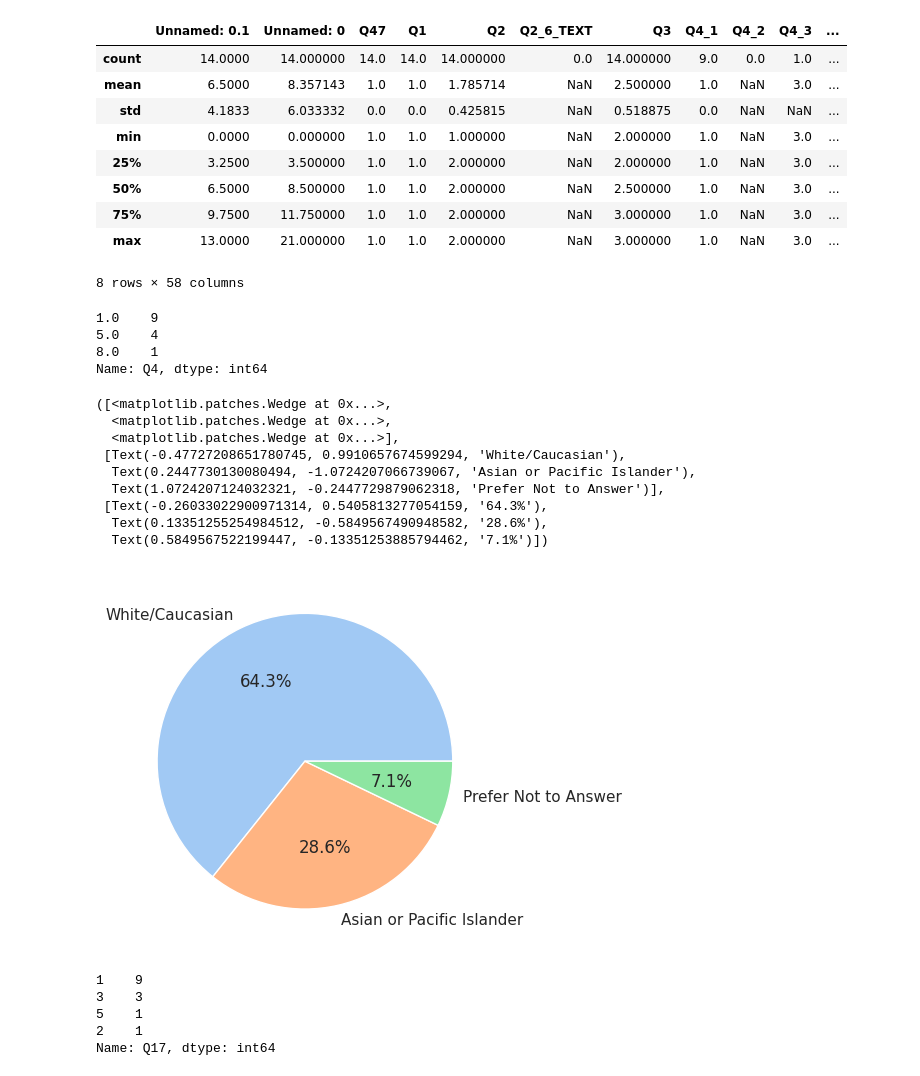
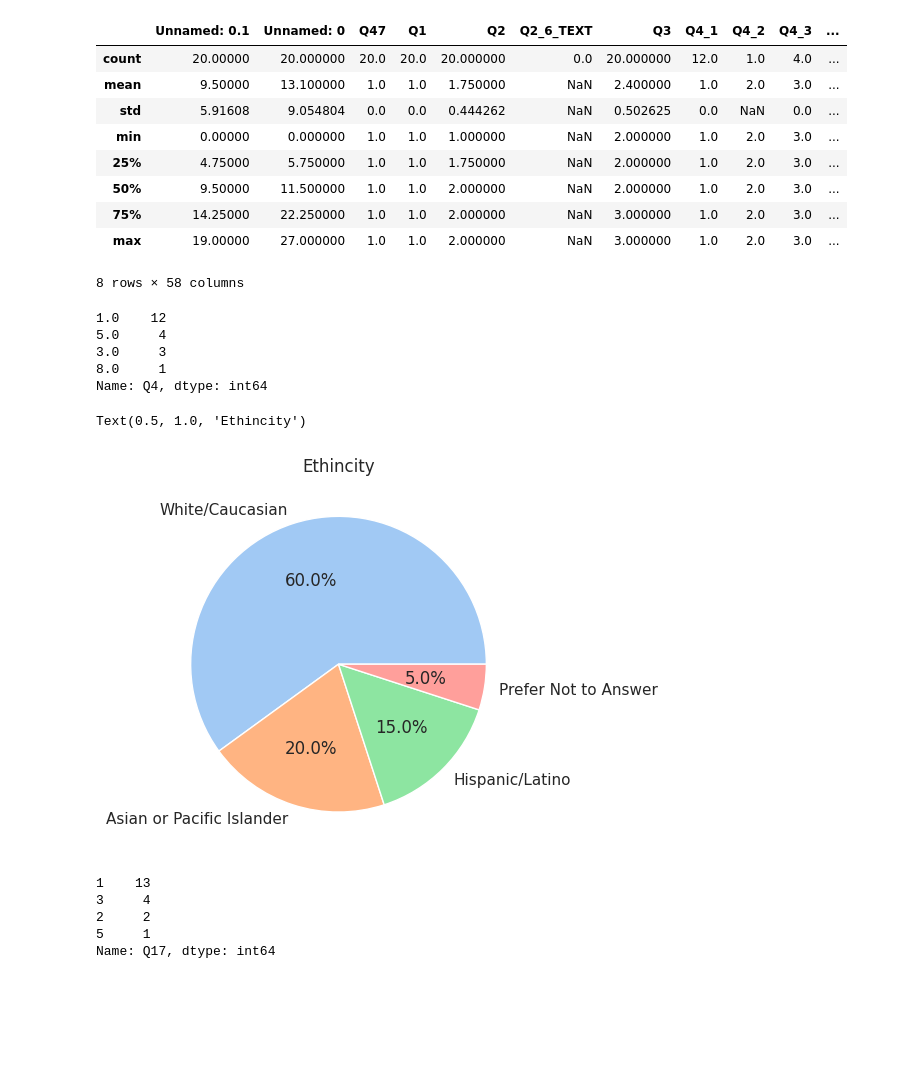
Before and after one commit to lozo6/slp-survey-analytics, a Jupyter notebook: visual.ipynb, the cells around one changed output. Saved outputs shown, nothing was run; the diff lists cells and outputs as text; code cells hidden in the pictures; blank space fills up the shorter version.

Commit message:
finished potential visuals with updated scripts

```diff
--- a/visual.ipynb
+++ b/visual.ipynb
@@ -7,40 +7,33 @@ import plotly.express as px
 # %%
 sns.set_theme(style='whitegrid')
 # %%
-df = pd.read_csv('data/finalEnglishSLP1.csv')
+df = pd.read_csv('data/finalEnglishSLP.csv')
 # %%
 df.describe()
 # %% [output]
 |  | Unnamed: 0.1 | Unnamed: 0 | Q47 | Q1 | Q2 | Q2_6_TEXT | Q3 | Q4_1 | Q4_2 | Q4_3 | ... |
-| count | 14.0000 | 14.000000 | 14.0 | 14.0 | 14.000000 | 0.0 | 14.000000 | 9.0 | 0.0 | 1.0 | ... |
-| mean | 6.5000 | 8.357143 | 1.0 | 1.0 | 1.785714 | NaN | 2.500000 | 1.0 | NaN | 3.0 | ... |
-| std | 4.1833 | 6.033332 | 0.0 | 0.0 | 0.425815 | NaN | 0.518875 | 0.0 | NaN | NaN | ... |
-| min | 0.0000 | 0.000000 | 1.0 | 1.0 | 1.000000 | NaN | 2.000000 | 1.0 | NaN | 3.0 | ... |
-| 25% | 3.2500 | 3.500000 | 1.0 | 1.0 | 2.000000 | NaN | 2.000000 | 1.0 | NaN | 3.0 | ... |
-| 50% | 6.5000 | 8.500000 | 1.0 | 1.0 | 2.000000 | NaN | 2.500000 | 1.0 | NaN | 3.0 | ... |
-| 75% | 9.7500 | 11.750000 | 1.0 | 1.0 | 2.000000 | NaN | 3.000000 | 1.0 | NaN | 3.0 | ... |
-| max | 13.0000 | 21.000000 | 1.0 | 1.0 | 2.000000 | NaN | 3.000000 | 1.0 | NaN | 3.0 | ... |
+| count | 20.00000 | 20.000000 | 20.0 | 20.0 | 20.000000 | 0.0 | 20.000000 | 12.0 | 1.0 | 4.0 | ... |
+| mean | 9.50000 | 13.100000 | 1.0 | 1.0 | 1.750000 | NaN | 2.400000 | 1.0 | 2.0 | 3.0 | ... |
+| std | 5.91608 | 9.054804 | 0.0 | 0.0 | 0.444262 | NaN | 0.502625 | 0.0 | NaN | 0.0 | ... |
+| min | 0.00000 | 0.000000 | 1.0 | 1.0 | 1.000000 | NaN | 2.000000 | 1.0 | 2.0 | 3.0 | ... |
+| 25% | 4.75000 | 5.750000 | 1.0 | 1.0 | 1.750000 | NaN | 2.000000 | 1.0 | 2.0 | 3.0 | ... |
+| 50% | 9.50000 | 11.500000 | 1.0 | 1.0 | 2.000000 | NaN | 2.000000 | 1.0 | 2.0 | 3.0 | ... |
+| 75% | 14.25000 | 22.250000 | 1.0 | 1.0 | 2.000000 | NaN | 3.000000 | 1.0 | 2.0 | 3.0 | ... |
+| max | 19.00000 | 27.000000 | 1.0 | 1.0 | 2.000000 | NaN | 3.000000 | 1.0 | 2.0 | 3.0 | ... |
 8 rows × 58 columns
 # %%
 ethnicity_df = df['Q4'].value_counts()
+ethnicity_df
+# %% [output]
+1.0    12
+5.0     4
+3.0     3
+8.0     1
+Name: Q4, dtype: int64
-# %%
-ethnicity_df
-# %% [output]
-1.0    9
-5.0    4
-8.0    1
-Name: Q4, dtype: int64
 # %%
-labels = ['White/Caucasian', 'Asian or Pacific Islander', 'Prefer Not to Answer']
-plt.pie(ethnicity_df, labels=labels, colors=sns.color_palette('pastel'), autopct='%1.1f%%')
+labels_e = ['White/Caucasian', 'Asian or Pacific Islander', 'Hispanic/Latino', 'Prefer Not to Answer']
+plt.pie(ethnicity_df, labels=labels_e, colors=sns.color_palette('pastel'), autopct='%1.1f%%')
+plt.title('Ethincity')
 # %% [output]
-([<matplotlib.patches.Wedge at 0x...>,
-  <matplotlib.patches.Wedge at 0x...>,
-  <matplotlib.patches.Wedge at 0x...>],
- [Text(-0.47727208651780745, 0.9910657674599294, 'White/Caucasian'),
-  Text(0.2447730130080494, -1.0724207066739067, 'Asian or Pacific Islander'),
-  Text(1.0724207124032321, -0.2447729879062318, 'Prefer Not to Answer')],
- [Text(-0.26033022900971314, 0.5405813277054159, '64.3%'),
-  Text(0.13351255254984512, -0.5849567490948582, '28.6%'),
-  Text(0.5849567522199447, -0.13351253885794462, '7.1%')])
+Text(0.5, 1.0, 'Ethincity')
-[figure, old version]
+[figure, new version]
@@ -52,8 +41,8 @@ questions = ['Q23', 'Q25', 'Q26', 'Q27', 'Q28', 'Q29', 'Q30', 'Q31',
 children_count = df['Q17'].value_counts()
 children_count
 # %% [output]
-1    9
-3    3
-5    1
-2    1
+1    13
+3     4
+2     2
+5     1
 Name: Q17, dtype: int64
```
Also changed, not shown: parts of 6 cells of this notebook, 5 other files.
